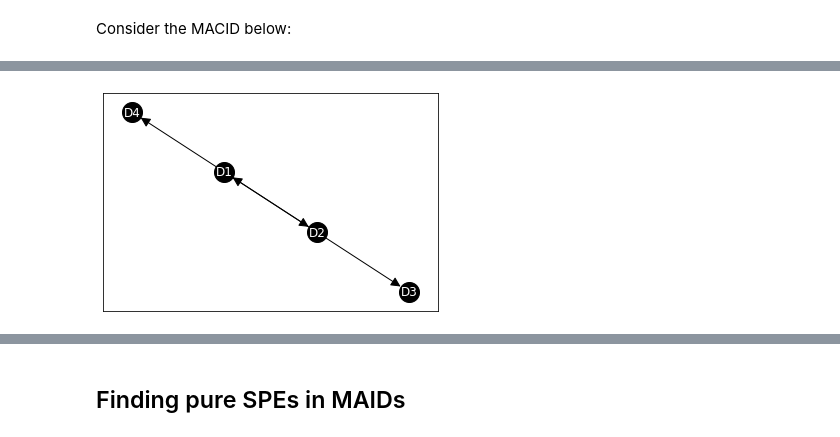
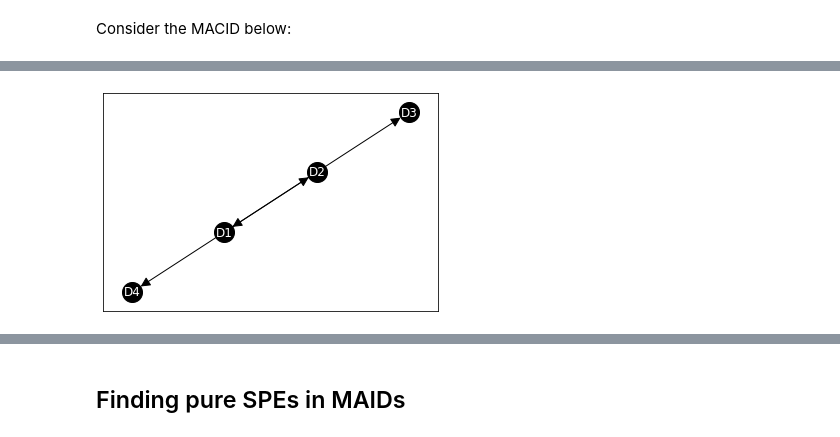
Before and after one commit to causalincentives/pycid, a Jupyter notebook: notebooks/MACID_Basics_Tutorial.ipynb, the cells around one changed output, grey strips where cells are left out. Cells and saved outputs as stored; diff of their text form; code cells hidden in the pictures.

```diff
--- a/notebooks/MACID_Basics_Tutorial.ipynb
+++ b/notebooks/MACID_Basics_Tutorial.ipynb
@@ -164,7 +165,7 @@ macid.draw()
-# %%
-macid.draw_relevance_graph()
-# %% [output]
-[figure, removed]
+# %%
+RelevanceGraph(macid).draw()
+# %% [output]
+[figure, added]
 # %%
 macid.draw_sccs() #each SCC of the MACID's relevance graph is assigned a unique colour
 # %% [output]
```
Also changed, not shown: parts of 14 cells of this notebook, 5 other files.
